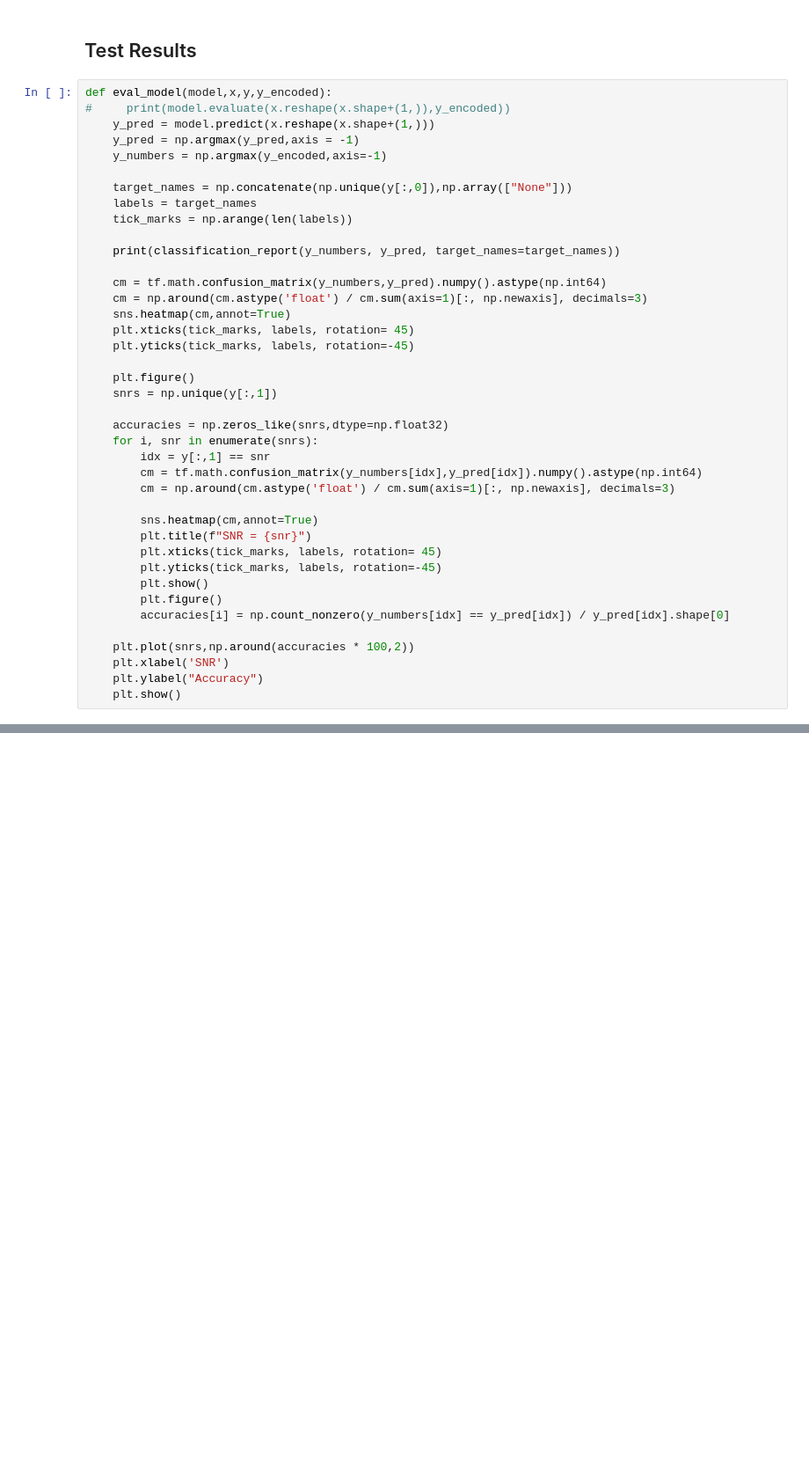
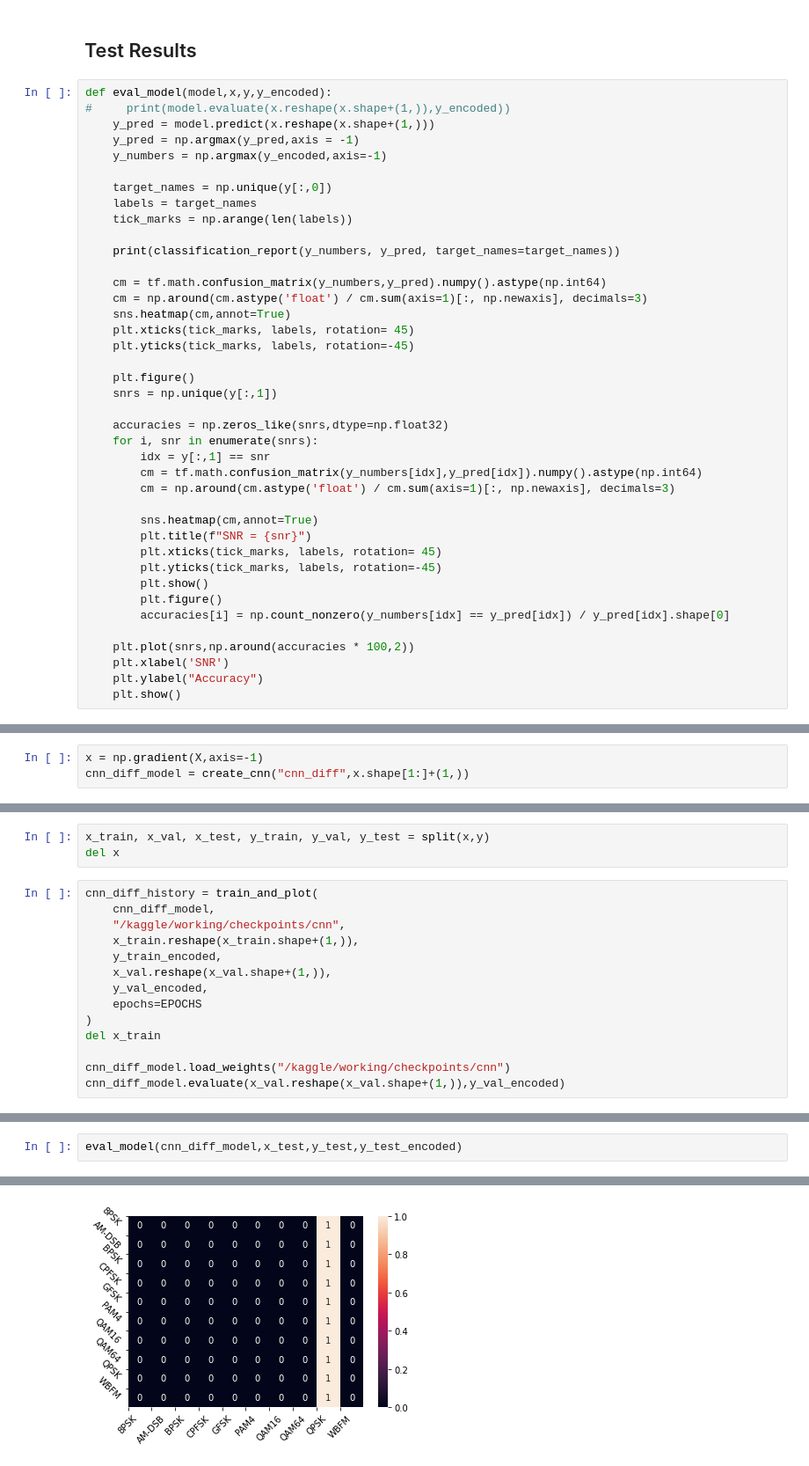
Before and after one commit to moharamfatema/modulation-classification, a Jupyter notebook: modulation-classification.ipynb, the cells around one changed output, grey strips where cells are left out. Shown at 88% size. Saved outputs shown, nothing was run; the diff lists cells and outputs as text; blank space fills up the shorter version.

```diff
--- a/modulation-classification.ipynb
+++ b/modulation-classification.ipynb
@@ -324,7 +360,7 @@ def eval_model(model,x,y,y_encoded):
     y_pred = np.argmax(y_pred,axis = -1)
     y_numbers = np.argmax(y_encoded,axis=-1)
 
-    target_names = np.concatenate(np.unique(y[:,0]),np.array(["None"]))
+    target_names = np.unique(y[:,0])
     labels = target_names
     tick_marks = np.arange(len(labels))
 
@@ -379,0 +430,3 @@ ValueError: The truth value of an array with more than one element is ambiguous.
+# %%
+x = np.gradient(X,axis=-1)
+cnn_diff_model = create_cnn("cnn_diff",x.shape[1:]+(1,))
@@ -379,0 +453,17 @@ ValueError: The truth value of an array with more than one element is ambiguous.
+# %%
+x_train, x_val, x_test, y_train, y_val, y_test = split(x,y)
+del x
+# %%
+cnn_diff_history = train_and_plot(
+    cnn_diff_model,
+    "/kaggle/working/checkpoints/cnn",
+    x_train.reshape(x_train.shape+(1,)),
+    y_train_encoded,
+    x_val.reshape(x_val.shape+(1,)),
+    y_val_encoded,
+    epochs=EPOCHS
+)
+del x_train
+
+cnn_diff_model.load_weights("/kaggle/working/checkpoints/cnn")
+cnn_diff_model.evaluate(x_val.reshape(x_val.shape+(1,)),y_val_encoded)
@@ -379,0 +492,3 @@ ValueError: The truth value of an array with more than one element is ambiguous.
+# %%
+eval_model(cnn_diff_model,x_test,y_test,y_test_encoded)
+# %% [output]
@@ -379,0 +518 @@ ValueError: The truth value of an array with more than one element is ambiguous.
+[figure, added]
```
Also changed, not shown: parts of 20 cells of this notebook.
